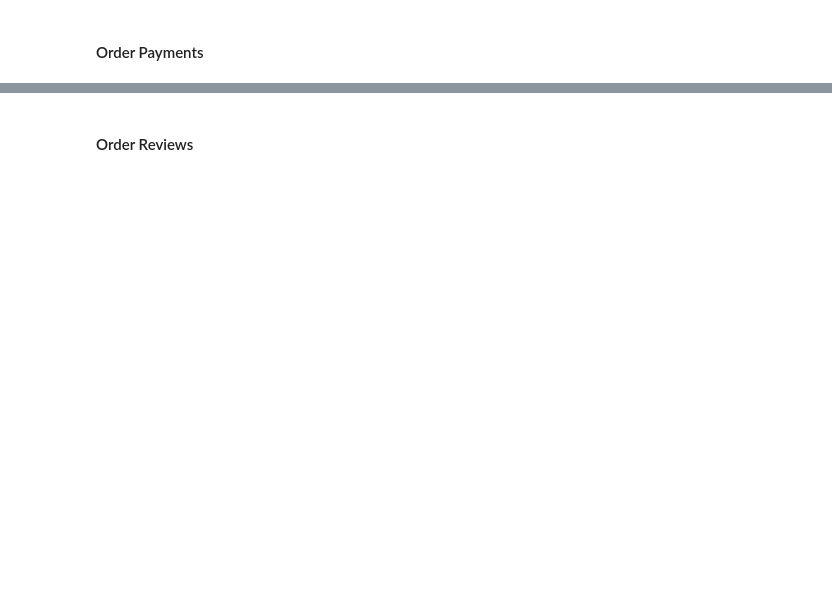
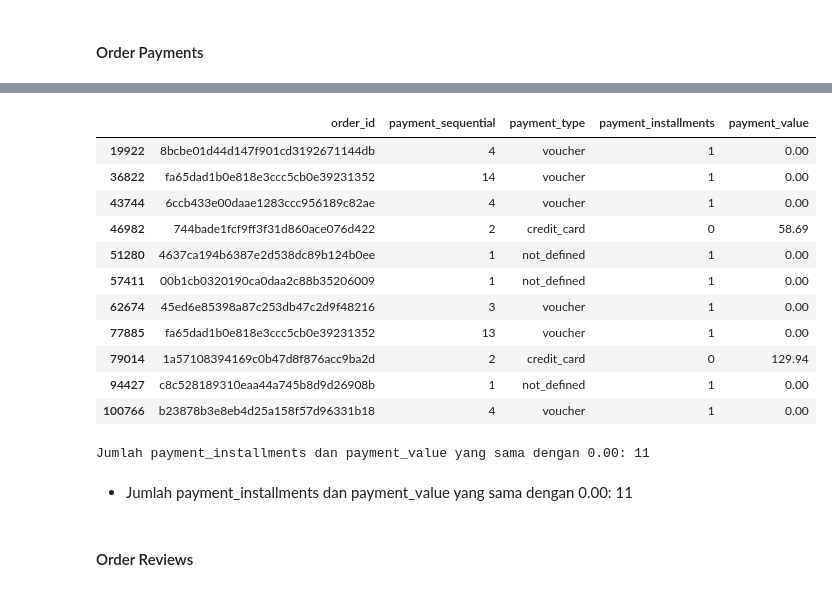
Before and after one commit to ralik45/E-Commerce-Analysis, a Jupyter notebook: Submission.ipynb, the cells around one changed output, grey strips where cells are left out. Drawn from its saved outputs; the diff is of its cells as text; code cells hidden in the pictures; blank space fills up the shorter version.

```diff
--- a/Submission.ipynb
+++ b/Submission.ipynb
@@ -282,2 +362,27 @@ Jumlah duplikasi:  0
+# %%
+payment_zero_df = order_payments_df[(order_payments_df["payment_installments"] == 0) |
+                                    (order_payments_df["payment_value"] == 0.00)]
+payment_zero_df
+# %% [output]
+|  | order_id | payment_sequential | payment_type | payment_installments | payment_value |
+| 19922 | 8bcbe01d44d147f901cd3192671144db | 4 | voucher | 1 | 0.00 |
+| 36822 | fa65dad1b0e818e3ccc5cb0e39231352 | 14 | voucher | 1 | 0.00 |
+| 43744 | 6ccb433e00daae1283ccc956189c82ae | 4 | voucher | 1 | 0.00 |
+| 46982 | 744bade1fcf9ff3f31d860ace076d422 | 2 | credit_card | 0 | 58.69 |
+| 51280 | 4637ca194b6387e2d538dc89b124b0ee | 1 | not_defined | 1 | 0.00 |
+| 57411 | 00b1cb0320190ca0daa2c88b35206009 | 1 | not_defined | 1 | 0.00 |
+| 62674 | 45ed6e85398a87c253db47c2d9f48216 | 3 | voucher | 1 | 0.00 |
+| 77885 | fa65dad1b0e818e3ccc5cb0e39231352 | 13 | voucher | 1 | 0.00 |
+| 79014 | 1a57108394169c0b47d8f876acc9ba2d | 2 | credit_card | 0 | 129.94 |
+| 94427 | c8c528189310eaa44a745b8d9d26908b | 1 | not_defined | 1 | 0.00 |
+| 100766 | b23878b3e8eb4d25a158f57d96331b18 | 4 | voucher | 1 | 0.00 |
+# %%
+payment_zero_count = order_payments_df[(order_payments_df["payment_installments"] == 0) |
+                                    (order_payments_df["payment_value"] == 0.00)].shape[0]
+print(f"Jumlah payment_installments dan payment_value yang sama dengan 0.00: {payment_zero_count}")
+# %% [output]
+Jumlah payment_installments dan payment_value yang sama dengan 0.00: 11
+# %% [markdown]
+- Jumlah payment_installments dan payment_value yang sama dengan 0.00: 11
 # %% [markdown]
 #### Order Reviews
```
Also changed, not shown: parts of 25 cells of this notebook.
